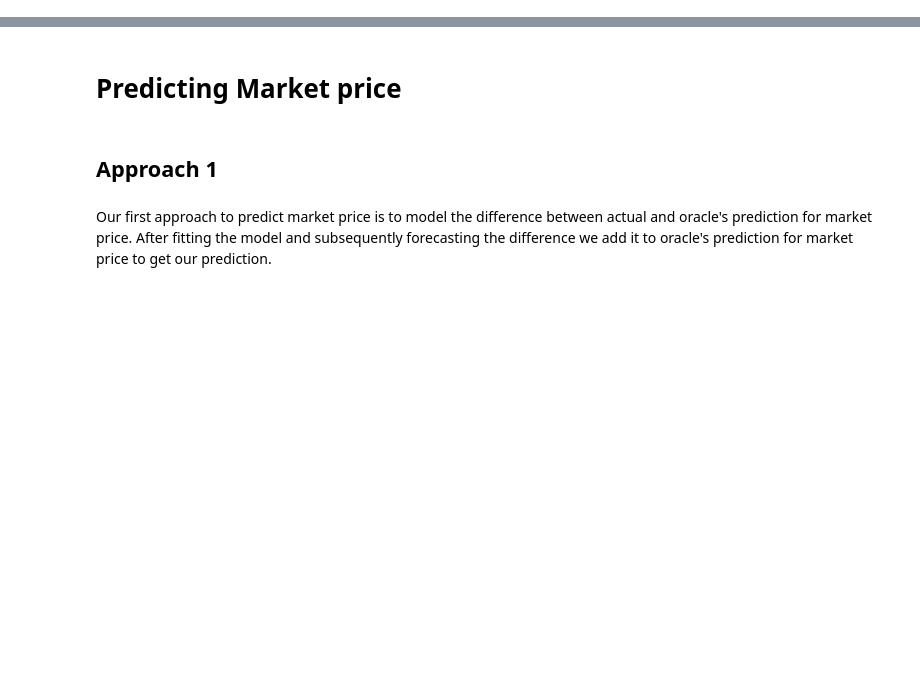
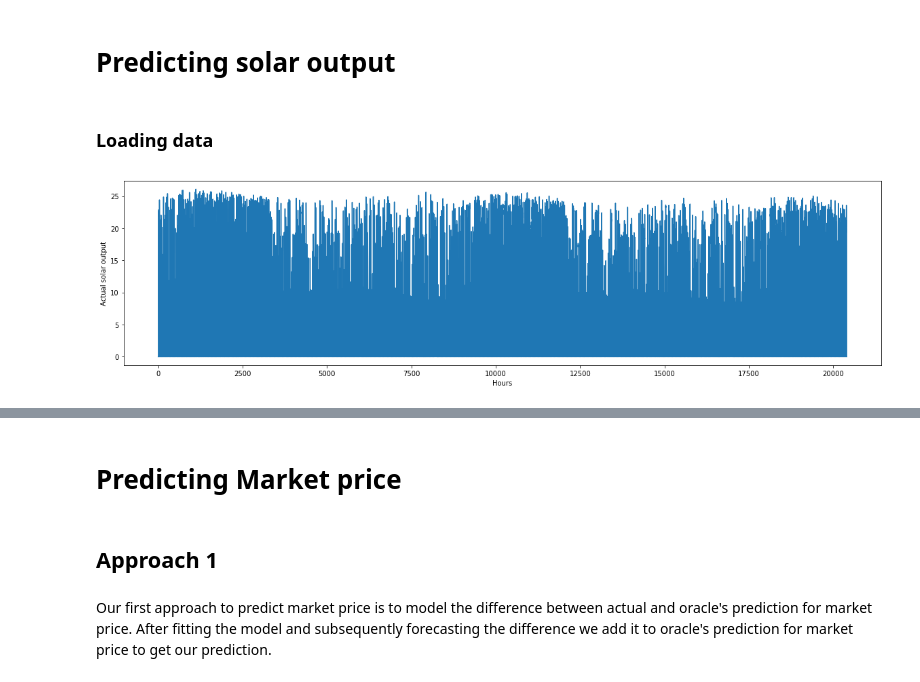
Before and after one commit to abhishek0318/Optimal-Bidding, a Jupyter notebook: Prediction.ipynb, the cells around one changed output, grey strips where cells are left out. Saved outputs shown, nothing was run; the diff lists cells and outputs as text; code cells hidden in the pictures; blank space fills up the shorter version.

Commit message:
Added prediction for solar ouput

```diff
--- a/Prediction.ipynb
+++ b/Prediction.ipynb
@@ -7,0 +10,16 @@ import pandas as pd
+# %% [markdown]
+# Predicting solar output
+# %% [markdown]
+### Loading data
+# %%
+solar_train_actual = pd.read_csv('./Processed Data/Solar_Train.csv', header=None)
+solar_train_oracle = pd.read_csv('./Processed Data/Solar_Train_pred.csv', header=None)
+# %%
+series = solar_train_actual.values.flatten()
+plt.figure(figsize=(20,5))
+plt.plot(series)
+plt.xlabel('Hours')
+plt.ylabel('Actual solar output')
+plt.show()
+# %% [output]
+[figure, added]
```
Also changed, not shown: parts of 33 cells of this notebook.
